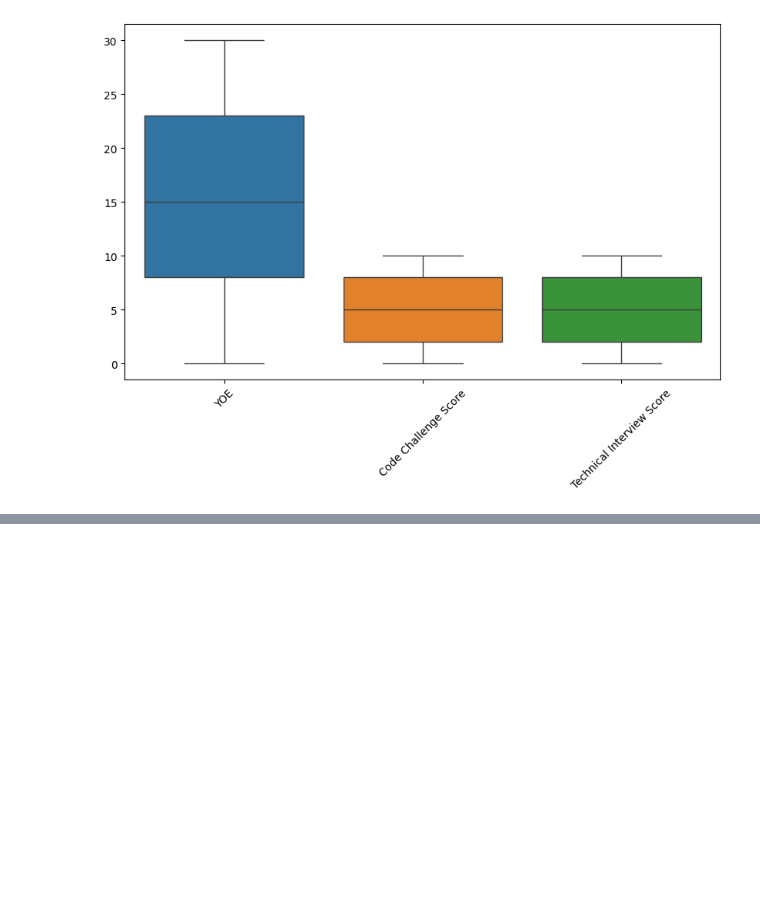
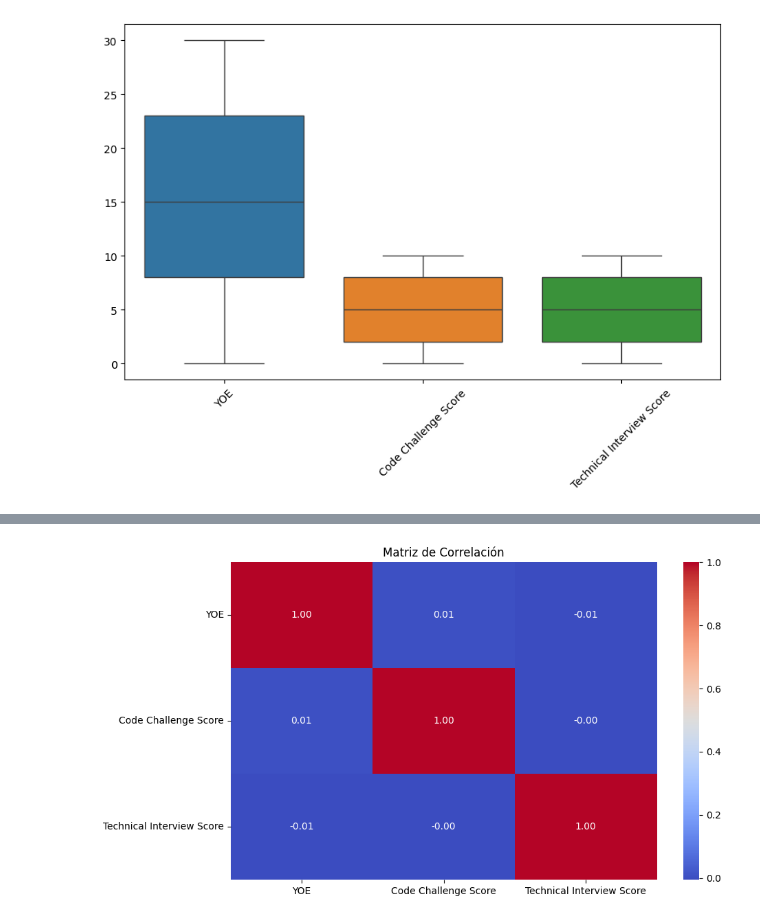
Before and after one commit to JuanDavidDazaR/Workshop--001-Data-engineer, a Jupyter notebook: notebooks/002_EDA.ipynb, the cells around one changed output, grey strips where cells are left out. Saved outputs shown, nothing was run; the diff lists cells and outputs as text; code cells hidden in the pictures; blank space fills up the shorter version.

```diff
--- a/notebooks/002_EDA.ipynb
+++ b/notebooks/002_EDA.ipynb
@@ -10,9 +10,9 @@ import matplotlib.pyplot as plt
 import numpy as np
 from src.database.db_conection import connect_db
 # %%
-engine = connect_db(db_name="candidates")
+engine = connect_db()
 # %%
-df = pd.read_sql_query("SELECT * FROM raw_candidates", engine)
+df = pd.read_sql_query('SELECT * FROM "rawCandidates"', engine)
 print(df.head())
 # %% [output]
    First Name   Last Name                      Email Application Date  \
@@ -159,5 +129,9 @@ Name: count, dtype: int64
 # %%
+df_numeric = df.select_dtypes(include=['number'])
+
 plt.figure(figsize=(10,6))
-sns.heatmap(df.corr(), annot=True, cmap="coolwarm", fmt=".2f")
+sns.heatmap(df_numeric.corr(), annot=True, cmap="coolwarm", fmt=".2f")
 plt.title("Matriz de Correlación")
 plt.show()
+# %% [output]
+[figure, added]
```
Also changed, not shown: parts of 5 cells of this notebook, 6 other files.
